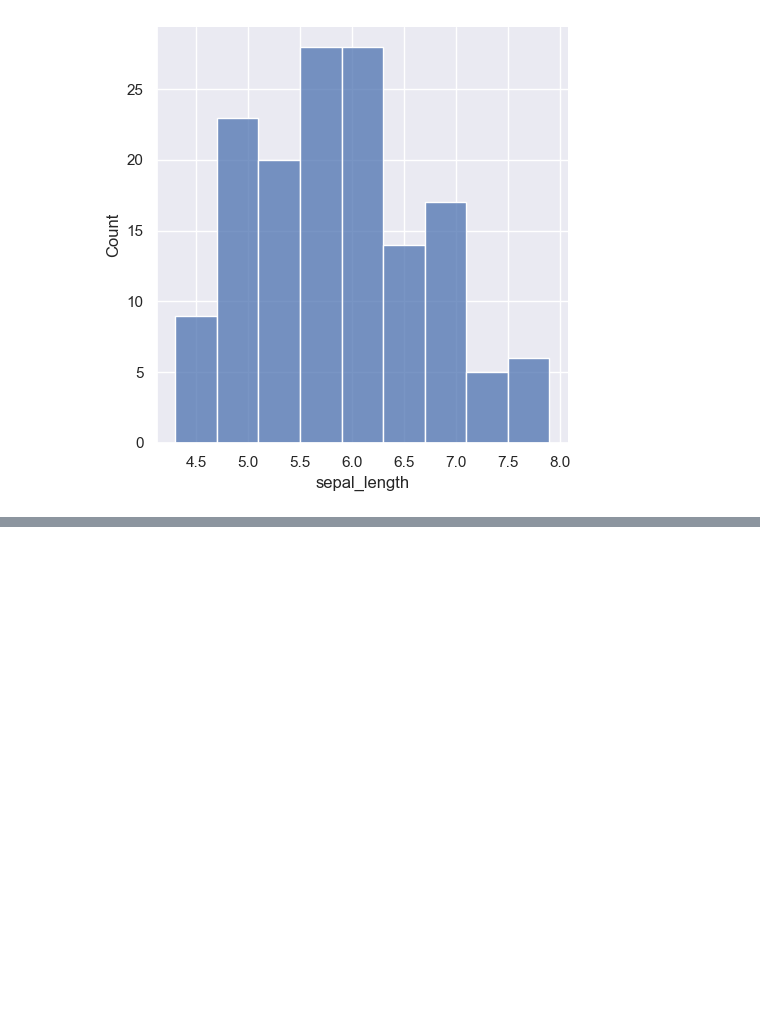
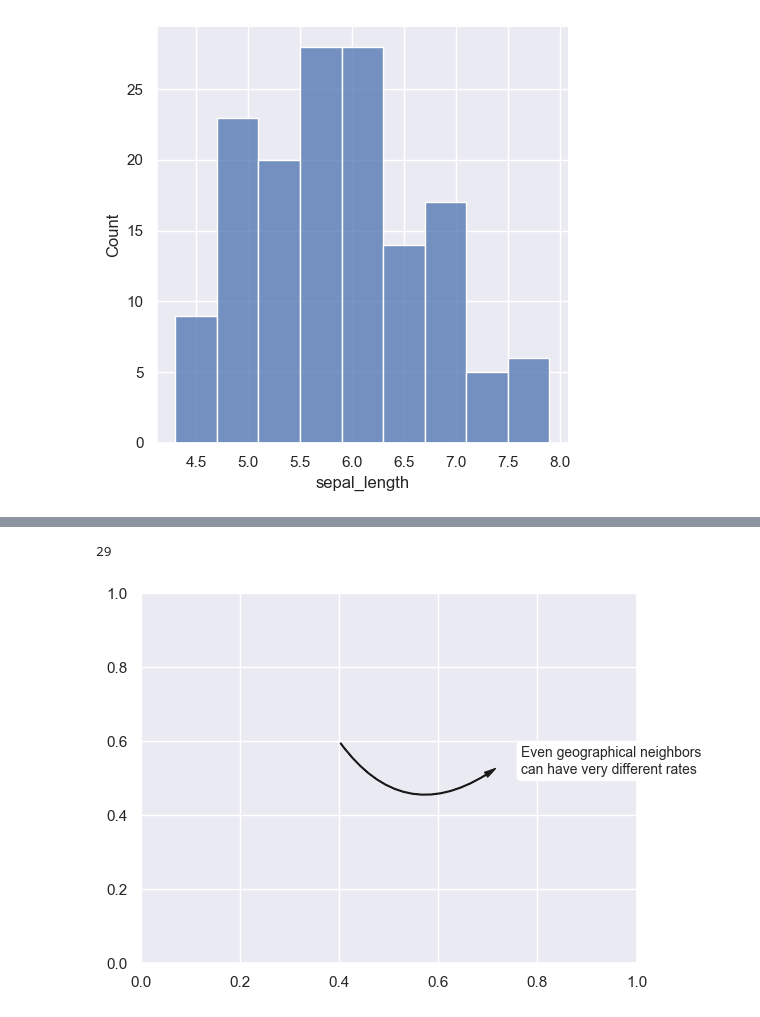
Before and after one commit to JosephBARBIERDARNAL/Sandbox, a Jupyter notebook: python-graph-gallery.ipynb, the cells around one changed output, grey strips where cells are left out. Saved outputs shown, nothing was run; the diff lists cells and outputs as text; code cells hidden in the pictures; blank space fills up the shorter version.

```diff
--- a/python-graph-gallery.ipynb
+++ b/python-graph-gallery.ipynb
@@ -22,0 +46,60 @@ plt.show()
+# %%
+len({
+        'France': (9, 3),
+        'Italy': (-1, 0),
+        'Lithuania': (0, -1),
+        'Finland': (0, -2.5),
+        'Romania': (0, -0.5),
+        'Bulgaria': (0, -1),
+        'Greece': (-1.2, -0.8),
+        'Croatia': (0, -1),
+        'Cyprus': (0, -1),
+        'Ireland': (0, -1),
+        'Malta': (0, -1),
+        'Slovenia': (0, -1),
+        'Slovakia': (-0.7, -0.8),
+        'Estonia': (0, -1),
+        'Latvia': (0, -1),
+        'Belgium': (0, -0.7),
+        'Austria': (0, -1),
+        'Spain': (0, -1),
+        'Portugal': (-0.5, -1),
+        'Luxembourg': (0, -1),
+        'Germany': (0, -1),
+        'Hungary': (-0.3, -1),
+        'Czechia': (0, -1),
+        'Poland': (0, -1),
+        'Sweden': (-1, -1),
+        'Denmark': (0, -1),
+        'Netherlands': (0, -1),
+        'United Kingdom': (0, -1),
+        'Switzerland': (0, -1),
+    })
+# %% [output]
+29
+# %%
+import matplotlib.pyplot as plt
+import matplotlib.patches as patches
+
+fig, ax = plt.subplots()
+
+fig.text(0.72, 0.53, 'Even geographical neighbors\ncan have very different rates',
+         fontsize=10,
+         verticalalignment='center',
+         bbox=dict(boxstyle='round',
+                   facecolor='white'))
+
+# Adjust the arrow's start and end points
+start_point = (0.4, 0.6)  # Starting coordinates
+end_point = (0.72, 0.53)  # Adjusted end coordinates to match the text box location
+
+style = "Simple, tail_width=0.5, head_width=4, head_length=8"
+kw = dict(arrowstyle=style, color="k")
+arrow = patches.FancyArrowPatch(start_point, end_point,
+                                connectionstyle="arc3,rad=.5", **kw)
+
+ax.add_patch(arrow)
+
+plt.show()
+# %% [output]
+[figure, added]
```
Also changed, not shown: parts of 1 cell of this notebook.
